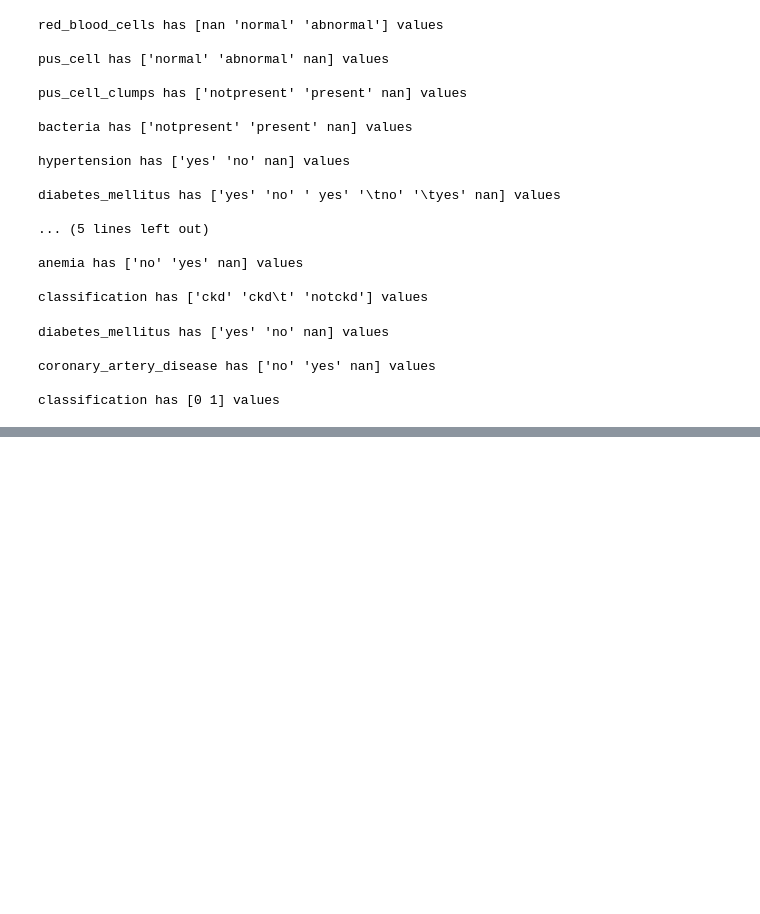
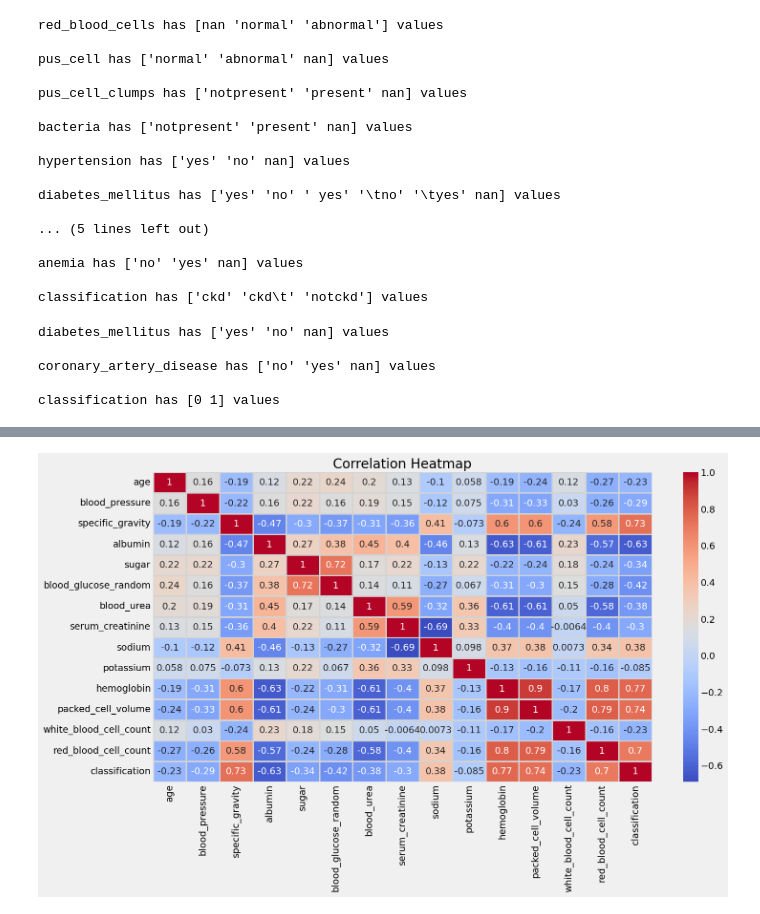
Before and after one commit to Bishwaprotapi/Chronic-kidney-disease-using-ML, a Jupyter notebook: Chronic kidney disease.ipynb, the cells around one changed output, grey strips where cells are left out. Cells and saved outputs as stored; diff of their text form; code cells hidden in the pictures; blank space fills up the shorter version.

```diff
--- a/Chronic kidney disease.ipynb
+++ b/Chronic kidney disease.ipynb
@@ -248,0 +288,11 @@ classification has [0 1] values
+# %%
+plt.figure(figsize = (15, 8))
+
+# Convert non-numeric columns to numeric
+df_numeric = df.select_dtypes(include=['int64', 'float64'])
+corr_matrix = df_numeric.corr()
+sns.heatmap(corr_matrix, annot = True, linewidths = 2, linecolor = 'lightgrey', cmap='coolwarm')
+plt.title('Correlation Heatmap')
+plt.show()
+# %% [output]
+[figure, added]
```
Also changed, not shown: parts of 7 cells of this notebook, 2 other files.
